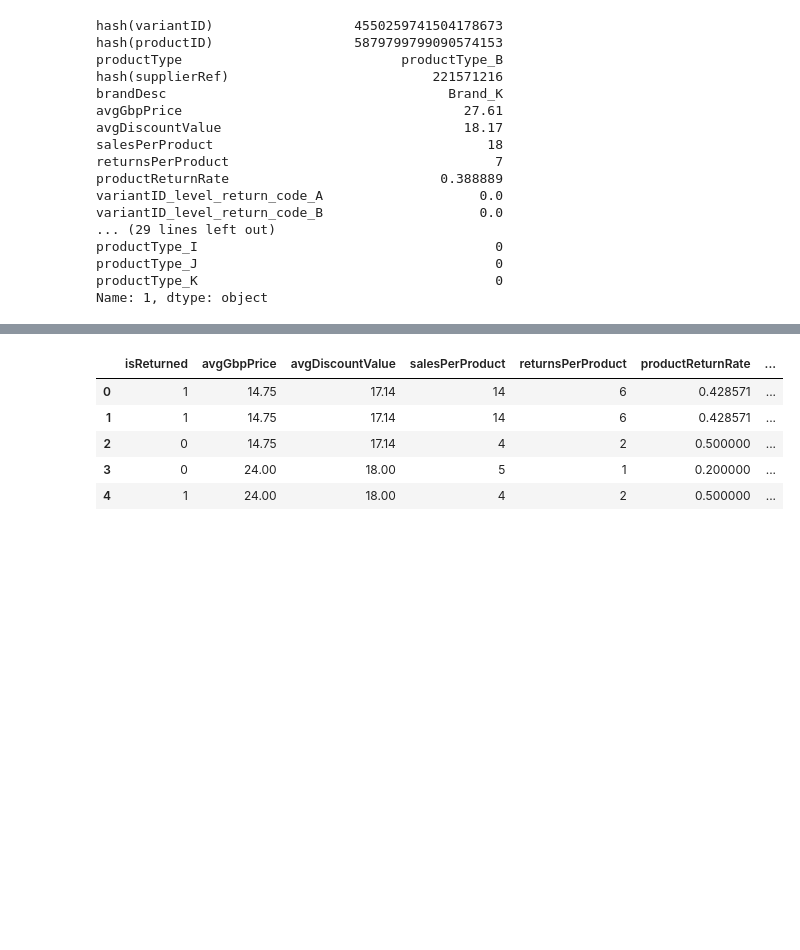
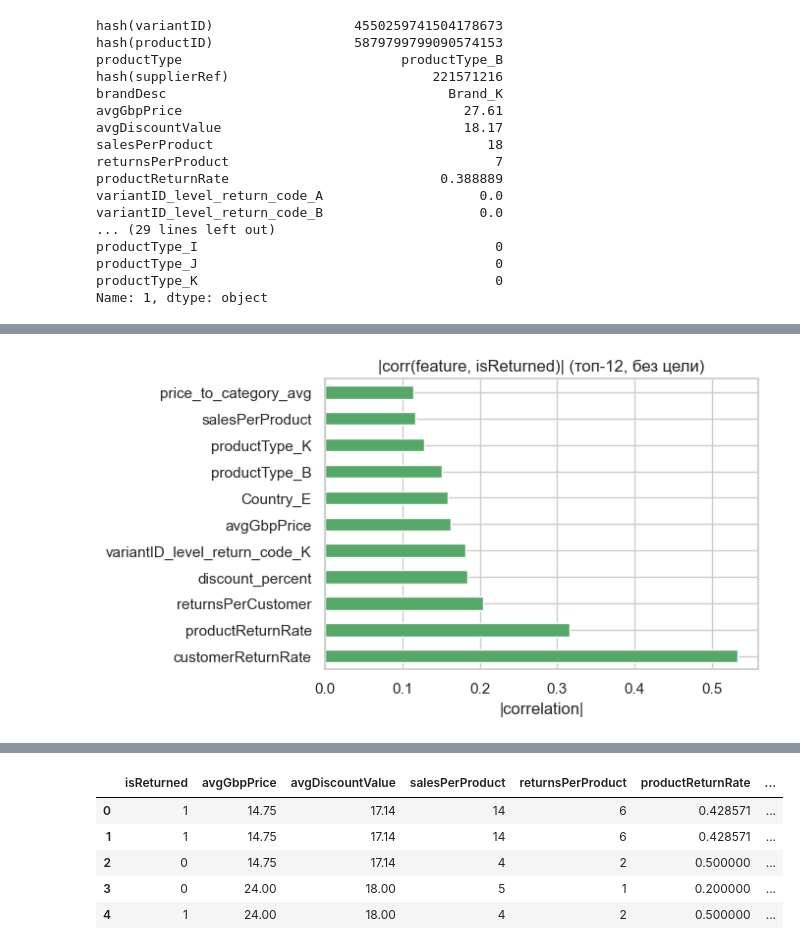
Before and after one commit to hsemlcourse/hseml-group-project-DariaDusheiko, a Jupyter notebook: notebooks/TABM.ipynb, the cells around one changed output, grey strips where cells are left out. Cells and saved outputs as stored; diff of their text form; code cells hidden in the pictures; blank space fills up the shorter version.

```diff
--- a/notebooks/TABM.ipynb
+++ b/notebooks/TABM.ipynb
@@ -92,0 +447,11 @@ df_t = df_t.drop(['hash(variantID)', 'hash(productID)', 'hash(customerId)', 'pro
+# %%
+num_cols = df_t.select_dtypes(include="number").columns.tolist()
+corr_target = df_t[num_cols].corrwith(df_t["isReturned"]).abs().sort_values(ascending=False).head(12)
+fig, ax = plt.subplots(figsize=(7, 4))
+corr_target.iloc[1:].plot(kind="barh", ax=ax, color="#55A868")
+ax.set_title("|corr(feature, isReturned)| (топ-12, без цели)")
+ax.set_xlabel("|correlation|")
+plt.tight_layout()
+plt.show()
+# %% [output]
+[figure, added]
```
Also changed, not shown: parts of 41 cells of this notebook, 19 other files.
